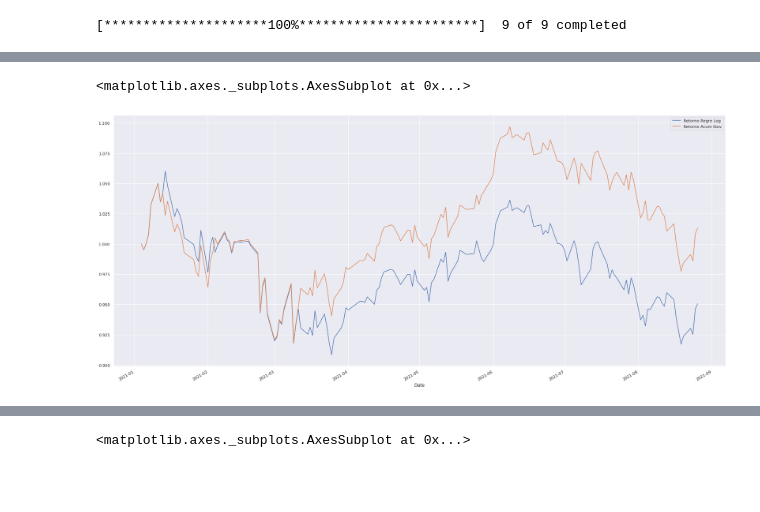
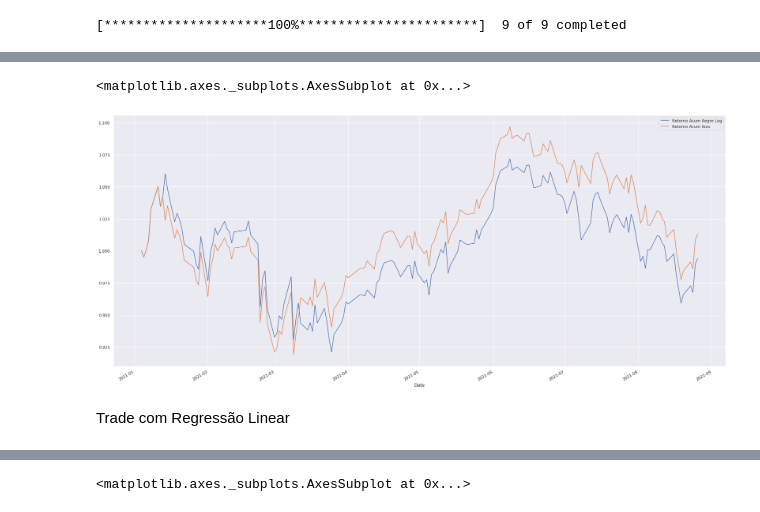
Before and after one commit to joelsoaresjr/python_strategies, a Jupyter notebook: Machine_Learning_finanças.ipynb, the cells around one changed output, grey strips where cells are left out. Drawn from its saved outputs; the diff is of its cells as text; code cells hidden in the pictures; blank space fills up the shorter version.

```diff
--- a/Machine_Learning_finanças.ipynb
+++ b/Machine_Learning_finanças.ipynb
@@ -336,8 +381,10 @@ regre_log = trade_3(previsoes_reg_log)
 # %%
-regre_log[['Retorno Regre Log', 'Retorno Acum Ibov']].plot()
+regre_log[['Retorno Acum Regre Log', 'Retorno Acum Ibov']].plot()
 # %% [output]
 <matplotlib.axes._subplots.AxesSubplot at 0x...>
-[figure, old version]
+[figure, new version]
+# %% [markdown]
+Trade com Regressão Linear
 # %%
 from sklearn.linear_model import LinearRegression
 regressor_linear = LinearRegression()
```
Also changed, not shown: parts of 39 cells of this notebook.
